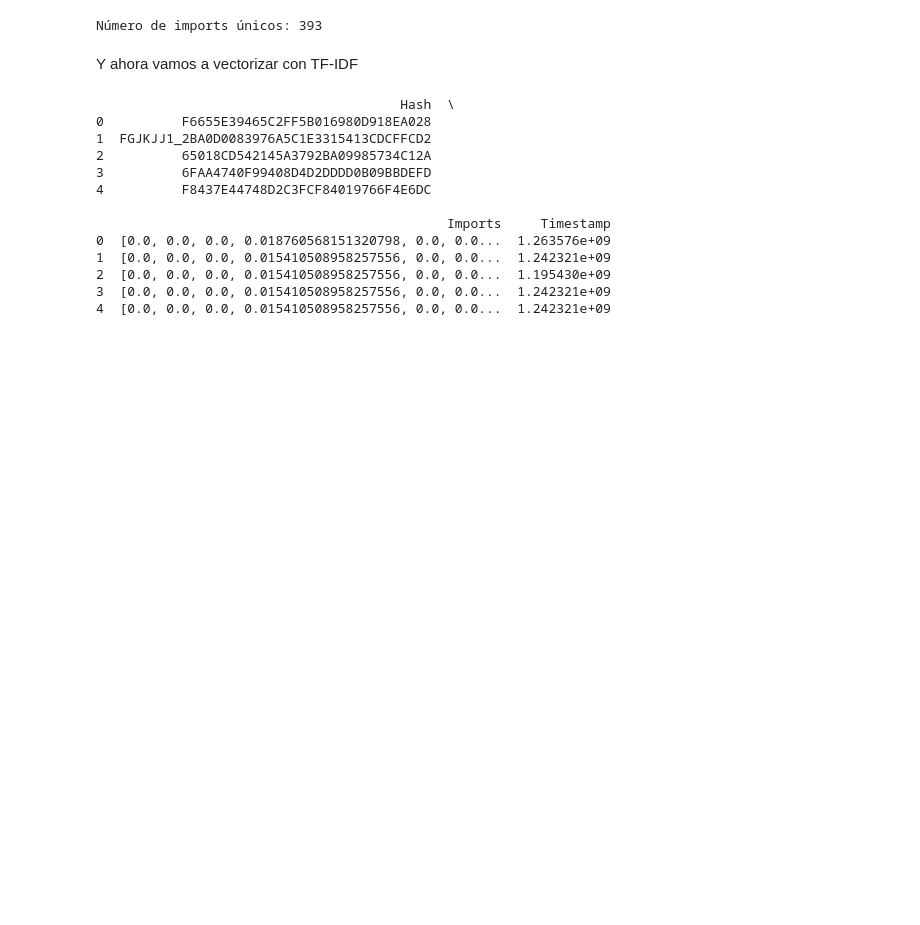
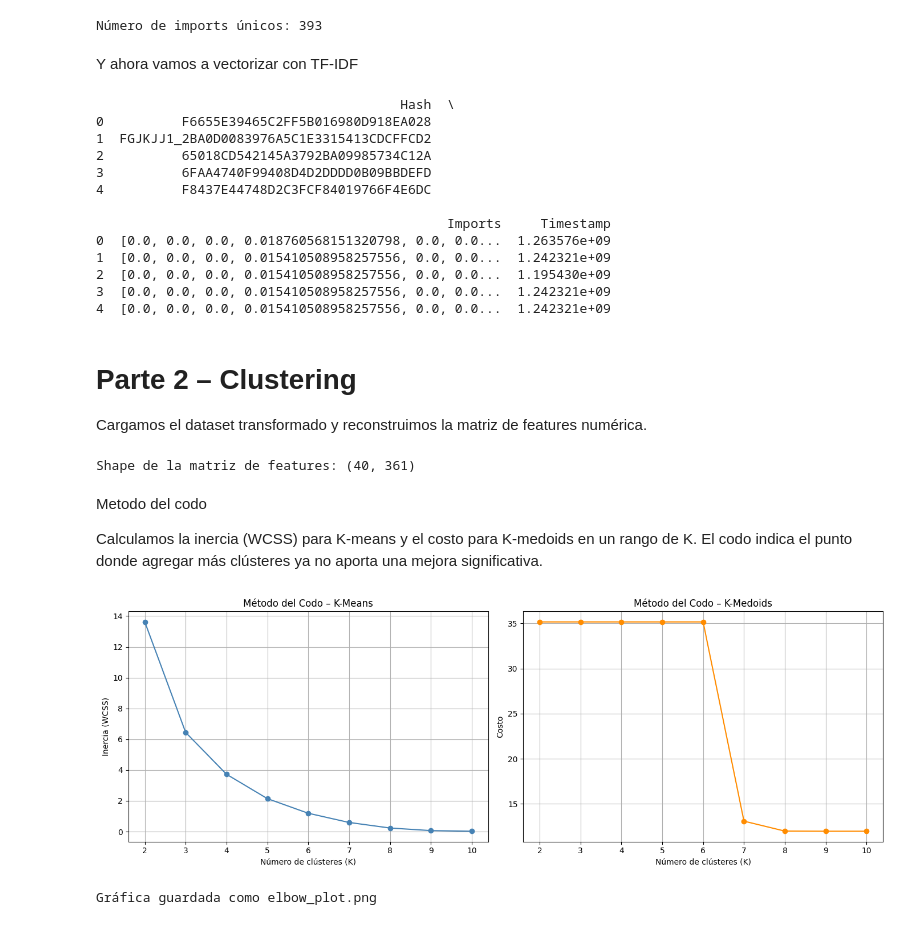
Before and after one commit to PedroPabloGuzmanMayen/Lab3__SDS, a Jupyter notebook: lab3.ipynb, the cells around one changed output. Cells and saved outputs as stored; diff of their text form; code cells hidden in the pictures; blank space fills up the shorter version.

Commit message:
Clustering

```diff
--- a/lab3.ipynb
+++ b/lab3.ipynb
@@ -239,3 +223,76 @@ print(df_new.head())
 4  [0.0, 0.0, 0.0, 0.015410508958257556, 0.0, 0.0...  1.242321e+09
 # %%
 df_new.to_csv('transformed.csv')
+# %% [markdown]
+# Parte 2 – Clustering
+Cargamos el dataset transformado y reconstruimos la matriz de features numérica.
+# %%
+import pandas as pd
+import numpy as np
+import re
+import matplotlib.pyplot as plt
+from sklearn.cluster import KMeans
+from sklearn.metrics import silhouette_score
+from sklearn.preprocessing import StandardScaler
+from sklearn_extra.cluster import KMedoids
+
+df = pd.read_csv('transformed.csv', index_col=0)
+
+def parse_imports(s):
+    cleaned = re.sub(r'\s+', ' ', s.strip().strip('[]'))
+    return np.array([float(x) for x in cleaned.split()])
+
+X_imports = np.vstack(df['Imports'].apply(parse_imports).values)
+
+# Normalizar timestamp y combinarlo con los vectores TF-IDF
+ts = df['Timestamp'].fillna(df['Timestamp'].median()).values.reshape(-1, 1)
+ts_norm = StandardScaler().fit_transform(ts)
+
+X = np.hstack([X_imports, ts_norm])
+
+print('Shape de la matriz de features:', X.shape)
+# %% [output]
+Shape de la matriz de features: (40, 361)
+# %% [markdown]
+Metodo del codo
+
+
+Calculamos la inercia (WCSS) para K-means y el costo para K-medoids en un rango de K. El codo indica el punto donde agregar más clústeres ya no aporta una mejora significativa.
+# %%
+K_range = range(2, 11)
+
+# K-means: inercia
+inertias_km = []
+for k in K_range:
+    km = KMeans(n_clusters=k, random_state=42, n_init=10)
+    km.fit(X)
+    inertias_km.append(km.inertia_)
+
+# K-medoids: costo
+costs_kmed = []
+for k in K_range:
+    kmed = KMedoids(n_clusters=k, random_state=42, max_iter=300)
+    kmed.fit(X)
+    costs_kmed.append(kmed.inertia_)
+
+fig, axes = plt.subplots(1, 2, figsize=(14, 5))
+
+axes[0].plot(list(K_range), inertias_km, marker='o', color='steelblue')
+axes[0].set_title('Método del Codo – K-Means')
+axes[0].set_xlabel('Número de clústeres (K)')
+axes[0].set_ylabel('Inercia (WCSS)')
+axes[0].grid(True)
+
+axes[1].plot(list(K_range), costs_kmed, marker='o', color='darkorange')
+axes[1].set_title('Método del Codo – K-Medoids')
+axes[1].set_xlabel('Número de clústeres (K)')
+axes[1].set_ylabel('Costo')
+axes[1].grid(True)
+
+plt.tight_layout()
+plt.savefig('elbow_plot.png', dpi=150)
+plt.show()
+print('Gráfica guardada como elbow_plot.png')
+# %% [output]
+[figure, added]
+Gráfica guardada como elbow_plot.png
```
Also changed, not shown: parts of 5 cells of this notebook, 1 other file.
